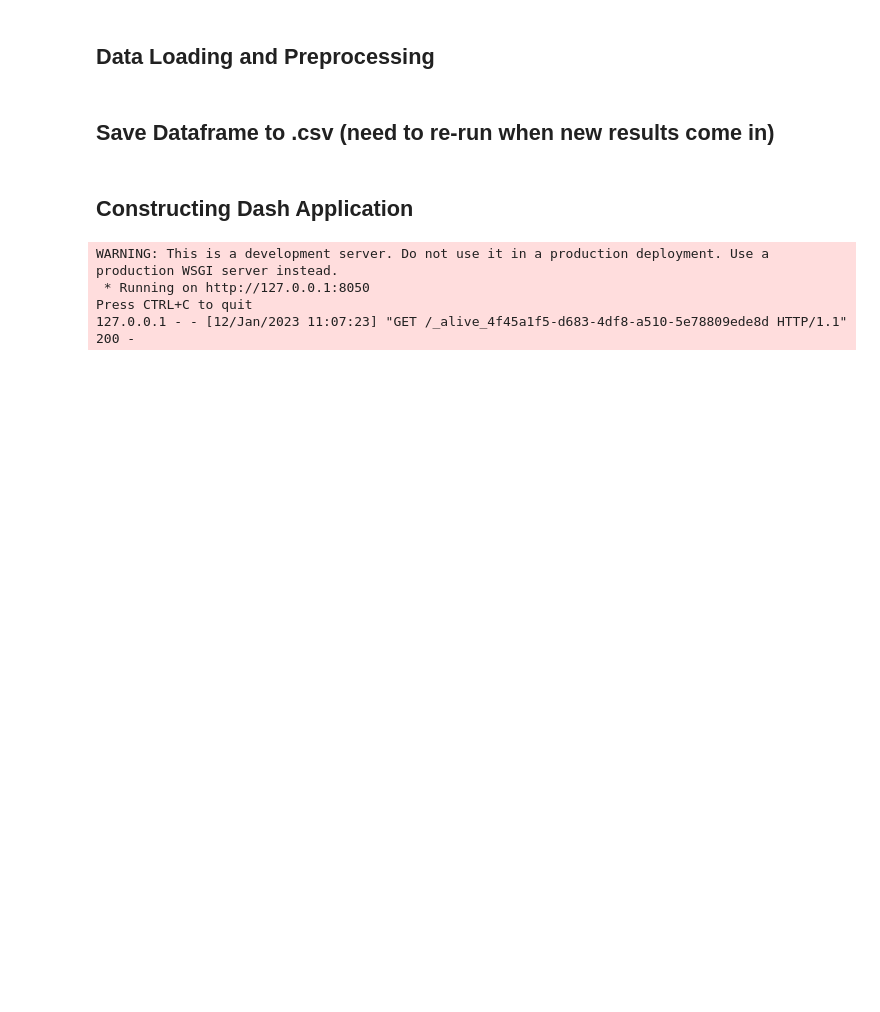
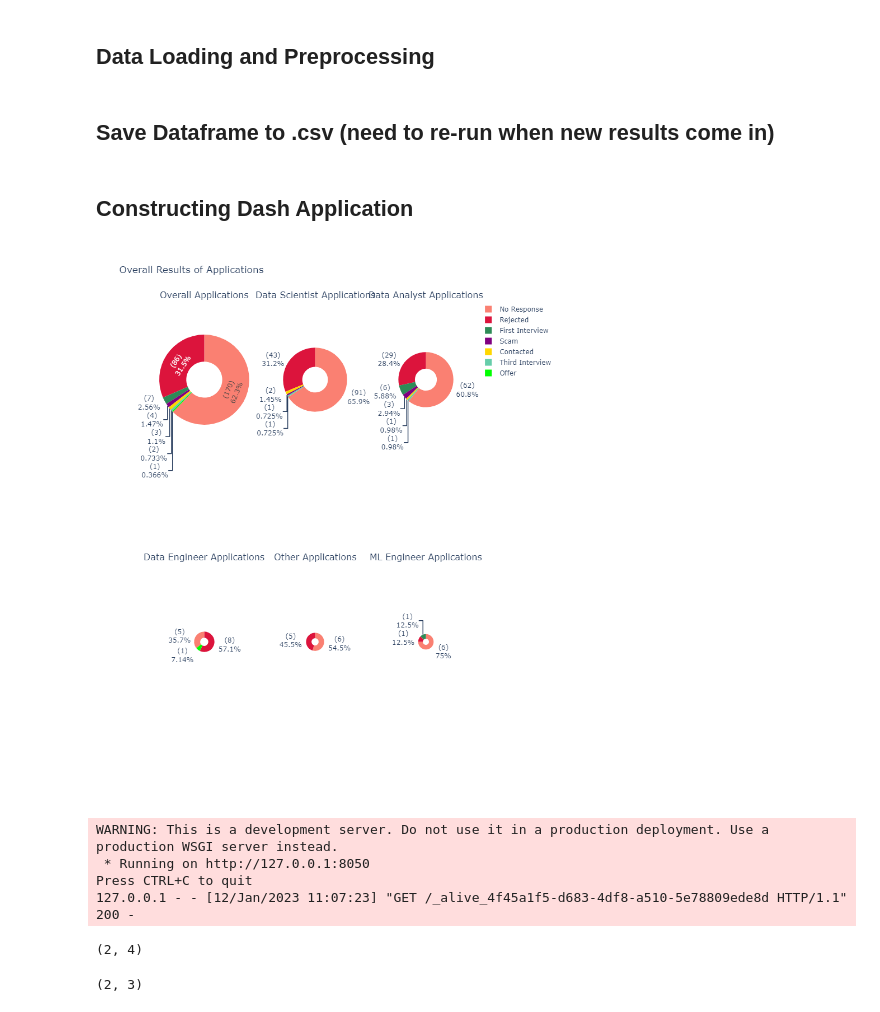
Before and after one commit to mwander825/dashjourney, a Jupyter notebook: dashing.ipynb, the cells around one changed output. Drawn from its saved outputs; the diff is of its cells as text; code cells hidden in the pictures; blank space fills up the shorter version.

Commit message:
re-working pie plot / script

```diff
--- a/dashing.ipynb
+++ b/dashing.ipynb
@@ -311,6 +311,45 @@ def update_pie(pie_category):
 # when in script
 #if __name__ == '__main__':
 #    app.run_server()
+# %%
+cats = ["Overall"] + list(role_group_to_bar.index)
+
+fig = make_subplots(2, 3, subplot_titles=[cat + " Applications" for cat in cats], specs=[[{'type':'domain'}]*(len(cats) // 2), [{'type':'domain'}]*(len(cats) // 2)])
+
+s = pd.Series(result_colors).drop("Total").reindex(role_group_to_bar.drop("Total", axis=1).columns)
+
+i, j = 1, 1
+for pie_category in cats:
+
+    pie_category = pie_category if pie_category is not None else "Overall"
+
+    if pie_category == "Overall":
+        fig.add_trace(go.Pie(values=df["Result"].value_counts(),
+                    labels=df["Result"].value_counts().index,
+                    marker=dict(colors=s.reindex(df["Result"].value_counts().index)),
+                    scalegroup='one',
+                    hole=0.4,
+                    name=""), i, j)
+    else:
+        pie_cat_df = df[df["Broad_Role"] == pie_category]
+
+        fig.add_trace(go.Pie(values=pie_cat_df["Result"].value_counts(),
+                labels=pie_cat_df["Result"].value_counts().index,
+                scalegroup='one',
+                marker=dict(colors=s.reindex(pie_cat_df["Result"].value_counts().index)),
+                hole=0.4,
+                name=""), i, j) # donut
+
+    # update text labels on pie slices
+    fig.update_traces(textinfo="value+percent", texttemplate="(%{value})<br>%{percent}")
+
+    i = i if j < 3 else 2
+    j = j + 1 if j < 3 else 1
+
+fig.update_layout(width=1200, height=1000, title_text='Overall Results of Applications')
+fig.show()
+# %% [output]
+[figure, added]
 # %%
 app.run_server(mode='jupyterlab', debug=False)
 # %% [output]
@@ -318,3 +357,11 @@ WARNING: This is a development server. Do not use it in a production deployment.
  * Running on http://127.0.0.1:8050
 Press CTRL+C to quit
 127.0.0.1 - - [12/Jan/2023 11:07:23] "GET /_alive_4f45a1f5-d683-4df8-a510-5e78809ede8d HTTP/1.1" 200 -
+# %%
+np.shape([[{'type': 'domain'}]*4, [{'type': 'domain'}]*4])
+# %% [output]
+(2, 4)
+# %%
+np.shape([[{'type':'domain'}]*(len(cats) // 2), [{'type':'domain'}]*(len(cats) // 2)])
+# %% [output]
+(2, 3)
```
Also changed, not shown: parts of 2 cells of this notebook, 2 other files.
